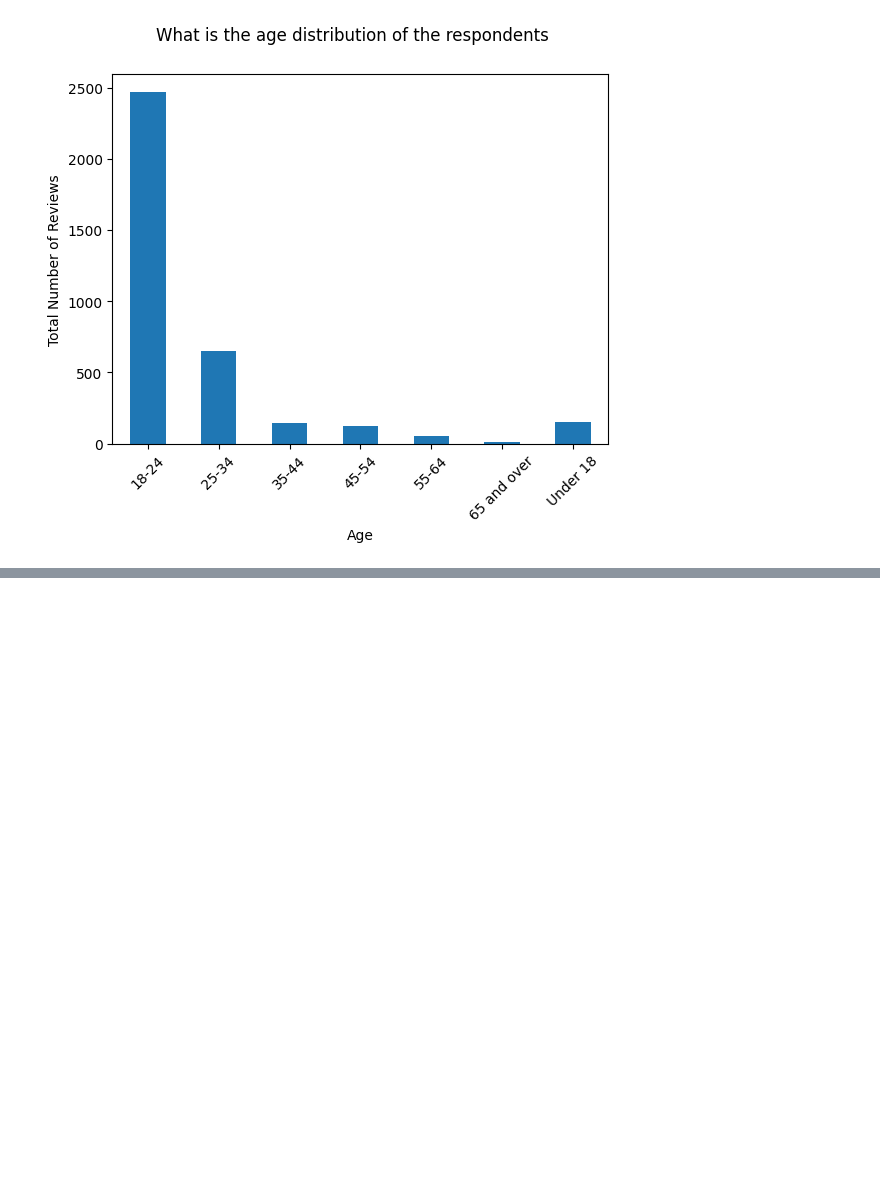
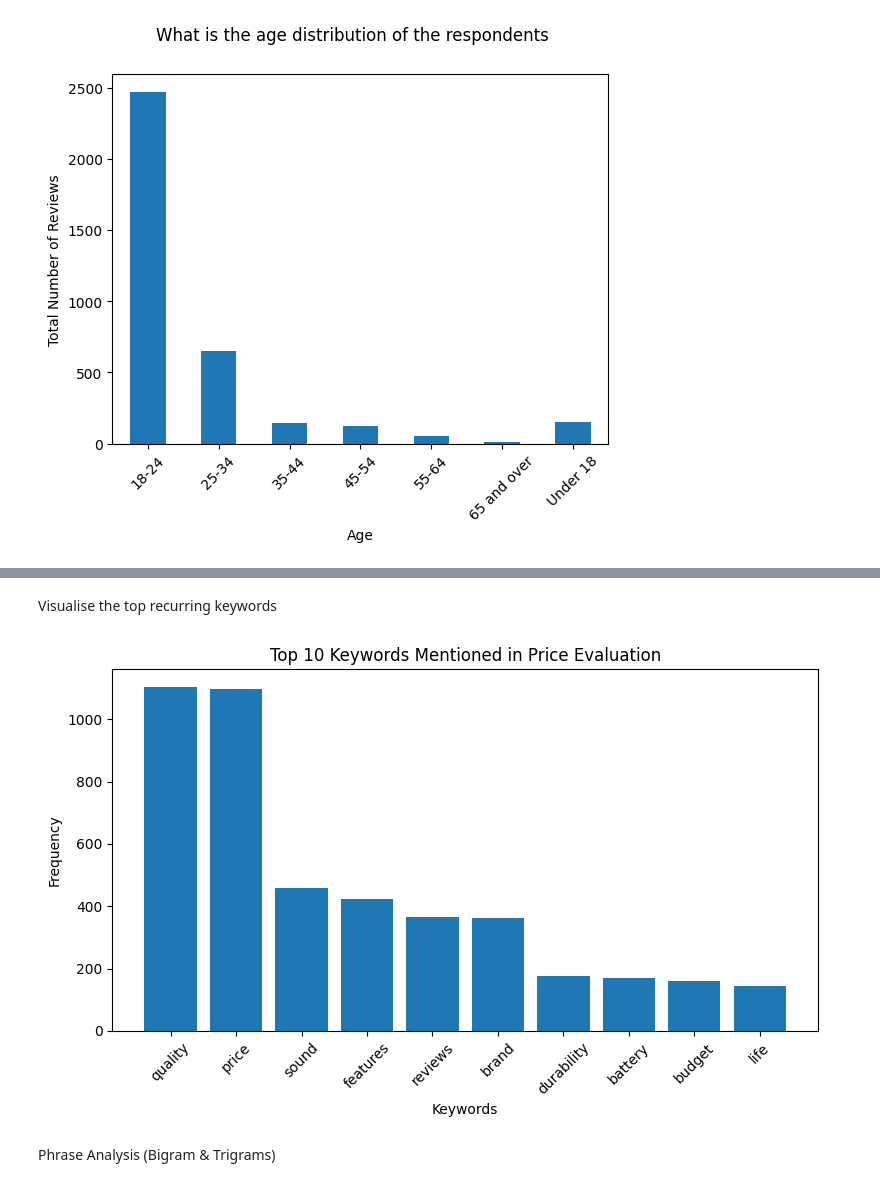
Before and after one commit to uwn-online/Customer-insight-analysis, a Jupyter notebook: notebooks/customer_insight_analysis.ipynb, the cells around one changed output, grey strips where cells are left out. Cells and saved outputs as stored; diff of their text form; code cells hidden in the pictures; blank space fills up the shorter version.

```diff
--- a/notebooks/customer_insight_analysis.ipynb
+++ b/notebooks/customer_insight_analysis.ipynb
@@ -383,0 +456,2 @@ plt.xticks(rotation=45);
+# %%
+df_users['tokens'] = df_users["clean_text"].apply(tokenize)
@@ -383,0 +473,16 @@ plt.xticks(rotation=45);
+# %%
+# create the stopwords list
+
+sw = set(stopwords.words("english"))
+stop_keywords = {'think', 'compare', 'similar', 'bang', 'the', 'buying', 'buy', 'one',
+                   'willing', 'weather', 'tend', 'option', 'cheap', 'good',
+                   'worth', 'use', 'speakers', 'look', 'based', 'much', 'spend', 'speaker', 'would', 'expensive'}
+custom_stopwords = sw.union(stop_keywords)
+# %%
+# function to remove stopwords
+
+def remove_stopwords(tokens):
+    return [word for word in tokens if word not in custom_stopwords]
+# %%
+df_users['clean_tokens'] = df_users['tokens'].apply(remove_stopwords)
+df_users['clean_tokens']
@@ -383,0 +516,22 @@ plt.xticks(rotation=45);
+# %% [markdown]
+Visualise the top recurring keywords
+# %%
+all_words = [word for doc in
+df_users['clean_tokens'] for word in doc]
+word_counts = Counter(all_words).most_common(10)
+
+words, counts = zip(*word_counts)
+
+plt.figure(figsize=(8,5))
+bars = plt.bar(words, counts)
+
+plt.ylabel("Frequency")
+plt.xlabel("Keywords")
+plt.title("Top 10 Keywords Mentioned in Price Evaluation")
+plt.xticks(rotation=45)
+plt.tight_layout()
+plt.show()
+# %% [output]
+[figure, added]
+# %% [markdown]
+Phrase Analysis (Bigram & Trigrams)
```
Also changed, not shown: parts of 14 cells of this notebook.
